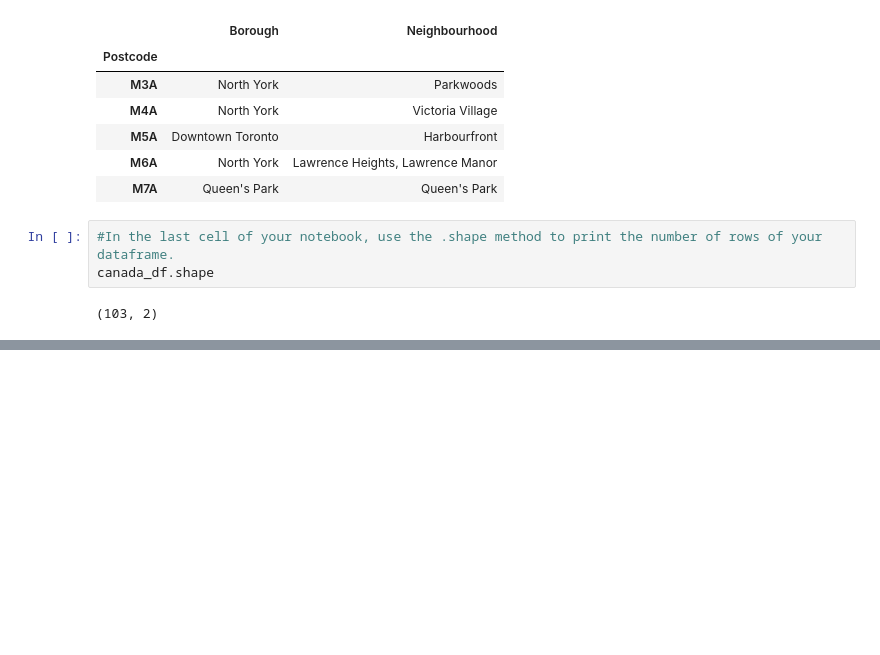
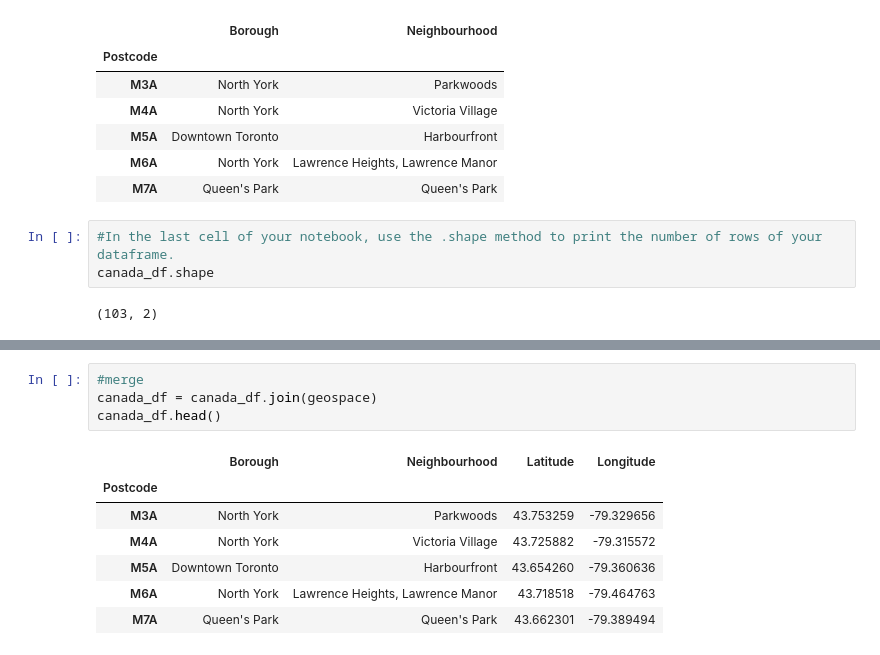
Before and after one commit to blueredindigo/Coursera_Capstone, a Jupyter notebook: Neighbourhoods in Canada.ipynb, the cells around one changed output, grey strips where cells are left out. Saved outputs shown, nothing was run; the diff lists cells and outputs as text; blank space fills up the shorter version.

```diff
--- a/Neighbourhoods in Canada.ipynb
+++ b/Neighbourhoods in Canada.ipynb
@@ -115,0 +150,12 @@ canada_df.shape
+# %%
+#merge
+canada_df = canada_df.join(geospace)
+canada_df.head()
+# %% [output]
+|  | Borough | Neighbourhood | Latitude | Longitude |
+| Postcode |  |  |  |  |
+| M3A | North York | Parkwoods | 43.753259 | -79.329656 |
+| M4A | North York | Victoria Village | 43.725882 | -79.315572 |
+| M5A | Downtown Toronto | Harbourfront | 43.654260 | -79.360636 |
+| M6A | North York | Lawrence Heights, Lawrence Manor | 43.718518 | -79.464763 |
+| M7A | Queen's Park | Queen's Park | 43.662301 | -79.389494 |
```
Also changed, not shown: parts of 20 cells of this notebook.
